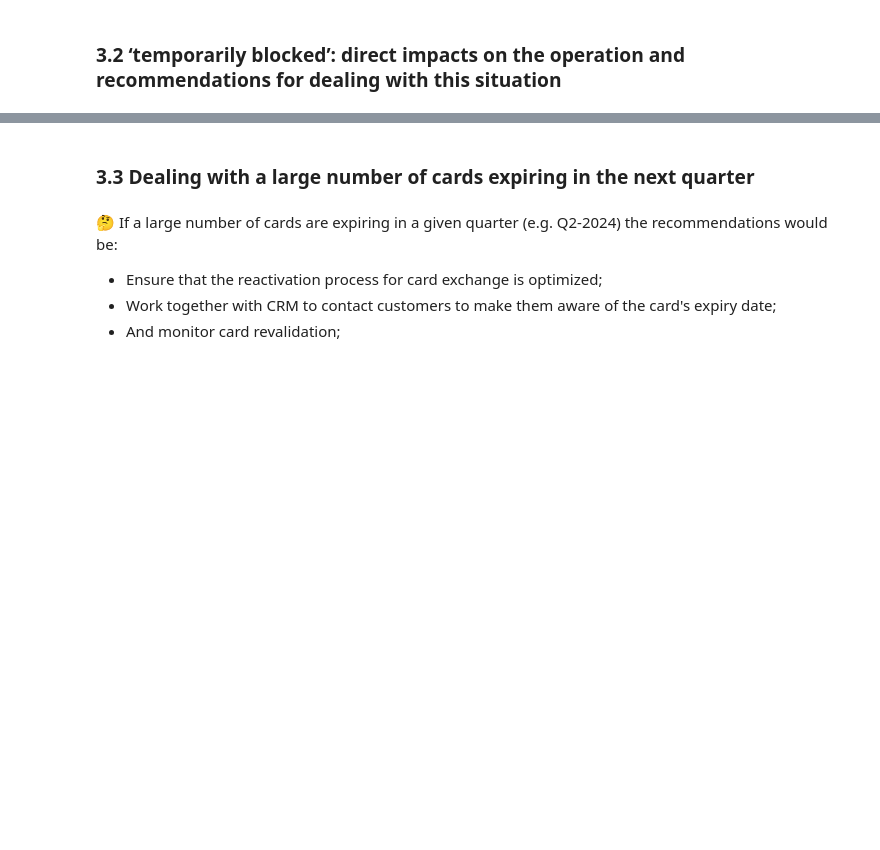
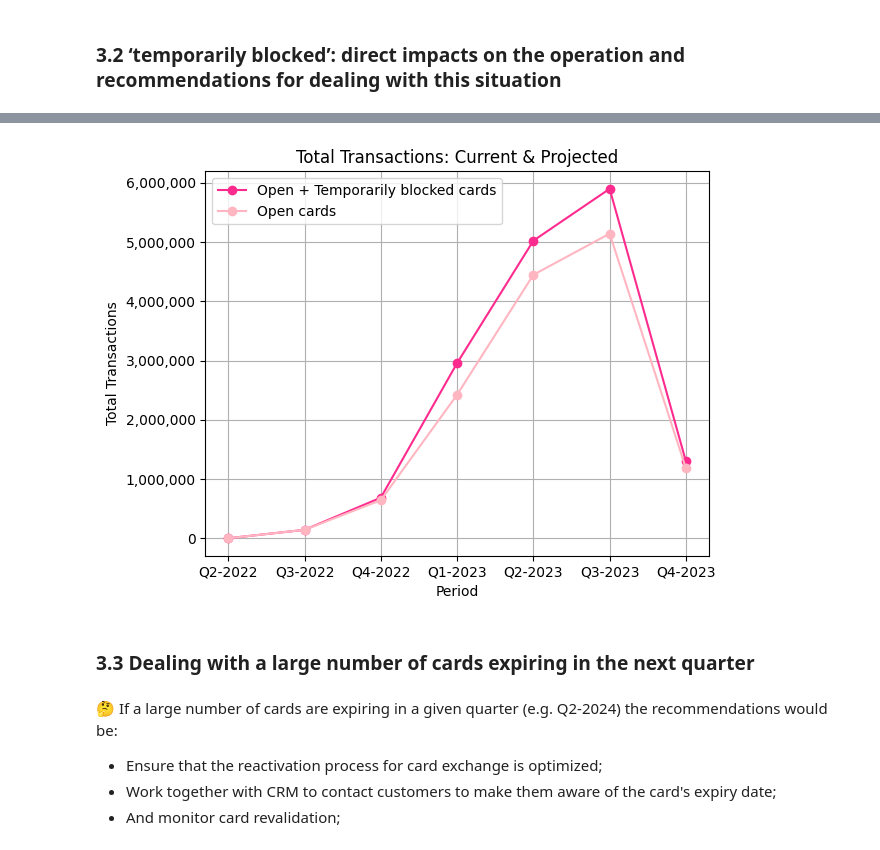
Before and after one commit to pathilink/flash_case, a Jupyter notebook: notebook/flash_eda.ipynb, the cells around one changed output, grey strips where cells are left out. Drawn from its saved outputs; the diff is of its cells as text; code cells hidden in the pictures; blank space fills up the shorter version.

Commit message:
add projection code + graph

```diff
--- a/notebook/flash_eda.ipynb
+++ b/notebook/flash_eda.ipynb
@@ -743,0 +815,11 @@ My recommendations would be:
+# %%
+sort_periods = ['Q2-2022', 'Q3-2022', 'Q4-2022',
+                'Q1-2023', 'Q2-2023', 'Q3-2023', 'Q4-2023']
+
+# total transaction by card_number
+total_concat = q3_2_concat.groupby('period')['total_transactions'].sum().reset_index()
+
+total_concat['period_order'] = total_concat['period'].apply(lambda x: sort_periods.index(x))
+
+total_concat = total_concat.sort_values(by='period_order').drop(columns='period_order')
+total_concat
@@ -743,0 +835,11 @@ My recommendations would be:
+# %%
+sort_periods = ['Q2-2022', 'Q3-2022', 'Q4-2022',
+                'Q1-2023', 'Q2-2023', 'Q3-2023', 'Q4-2023']
+
+# total transaction by card_number
+total_open = q3_2_trans.groupby('period')['total_transactions'].sum().reset_index()
+
+total_open['period_order'] = total_open['period'].apply(lambda x: sort_periods.index(x))
+
+total_open = total_open.sort_values(by='period_order').drop(columns='period_order')
+total_open
@@ -744,3 +855,27 @@ My recommendations would be:
+# %%
+# first set of data
+plt.plot(total_concat['period'], total_concat['total_transactions'], marker='o', color='#FE2B8E', label='Open + Temporarily blocked cards')
+
+# second set of data
+plt.plot(total_open['period'], total_open['total_transactions'], marker='o', color='#FFB6C1', label='Open cards')
+
+# y axis
+def format_func(value, tick_number):
+    return f'{int(value):,}'  # Formats the number with commas
+
+plt.gca().yaxis.set_major_formatter(FuncFormatter(format_func))
+
+plt.xlabel('Period')
+plt.ylabel('Total Transactions')
+plt.title('Total Transactions: Current & Projected')
+
+plt.legend()
+# plt.xticks(rotation=45)
+plt.grid()
+plt.tight_layout()
+plt.show()
+# %% [output]
+[figure, added]
 # %% [markdown]
 ### 3.3 Dealing with a large number of cards expiring in the next quarter
 # %% [markdown]
```
Also changed, not shown: parts of 31 cells of this notebook.
